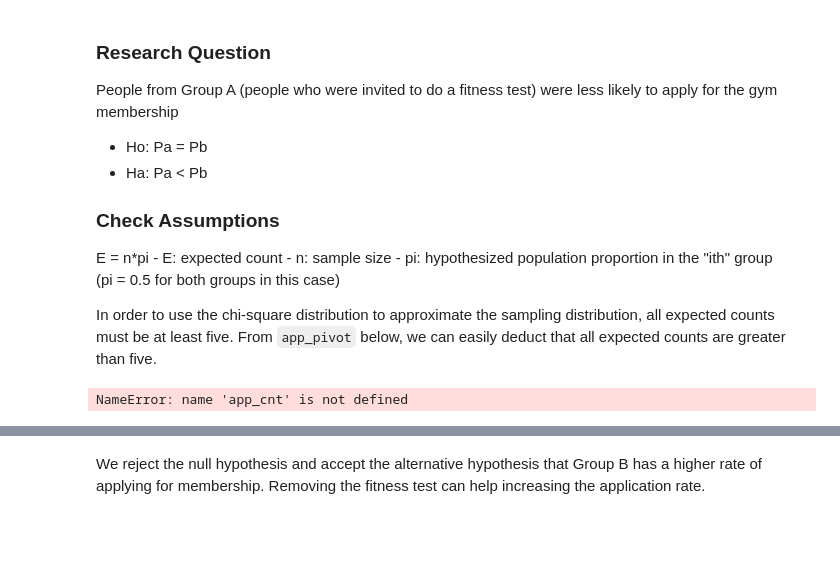
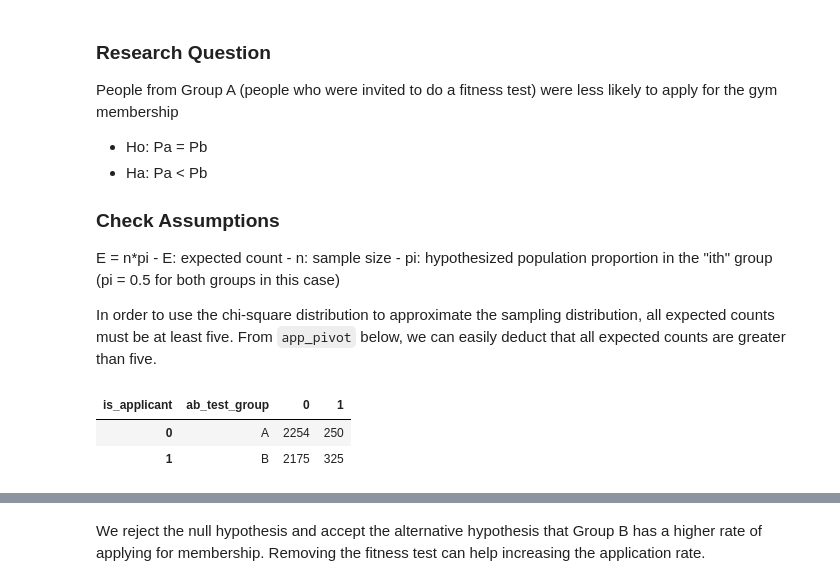
Before and after one commit to tainangao/AB_Testing, a Jupyter notebook: AB_Testing.ipynb, the cells around one changed output, grey strips where cells are left out. Cells and saved outputs as stored; diff of their text form; code cells hidden in the pictures; blank space fills up the shorter version.

```diff
--- a/AB_Testing.ipynb
+++ b/AB_Testing.ipynb
@@ -165,10 +165,12 @@ E = n*pi
 In order to use the chi-square distribution to approximate the sampling distribution, all expected counts must be at least five. From `app_pivot` below, we can easily deduct that all expected counts are greater than five.
 # %%
 app_groupby = df1.groupby(['ab_test_group','is_applicant']).first_name.count().reset_index()
-app_pivot = app_cnt.pivot_table(values='first_name',index='ab_test_group',columns='is_applicant').reset_index()
+app_pivot = app_groupby.pivot_table(values='first_name',index='ab_test_group',columns='is_applicant').reset_index()
 app_pivot
 # %% [output]
-NameError: name 'app_cnt' is not defined
+| is_applicant | ab_test_group | 0 | 1 |
+| 0 | A | 2254 | 250 |
+| 1 | B | 2175 | 325 |
 # %%
 # contingency table
 table = [[2254, 250], [2175, 2175]]
```
Also changed, not shown: parts of 13 cells of this notebook.
